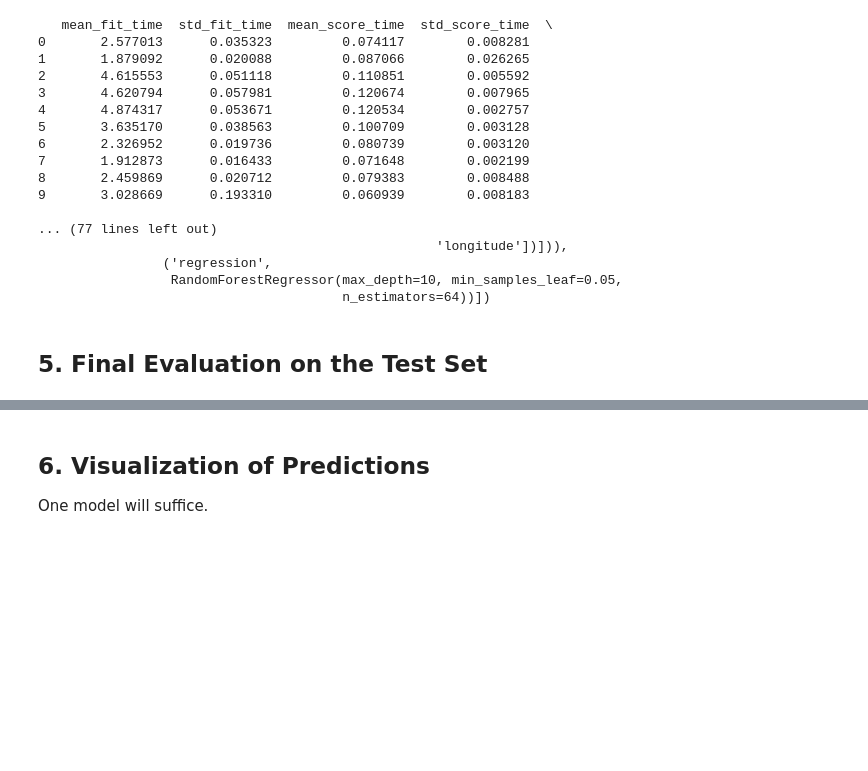
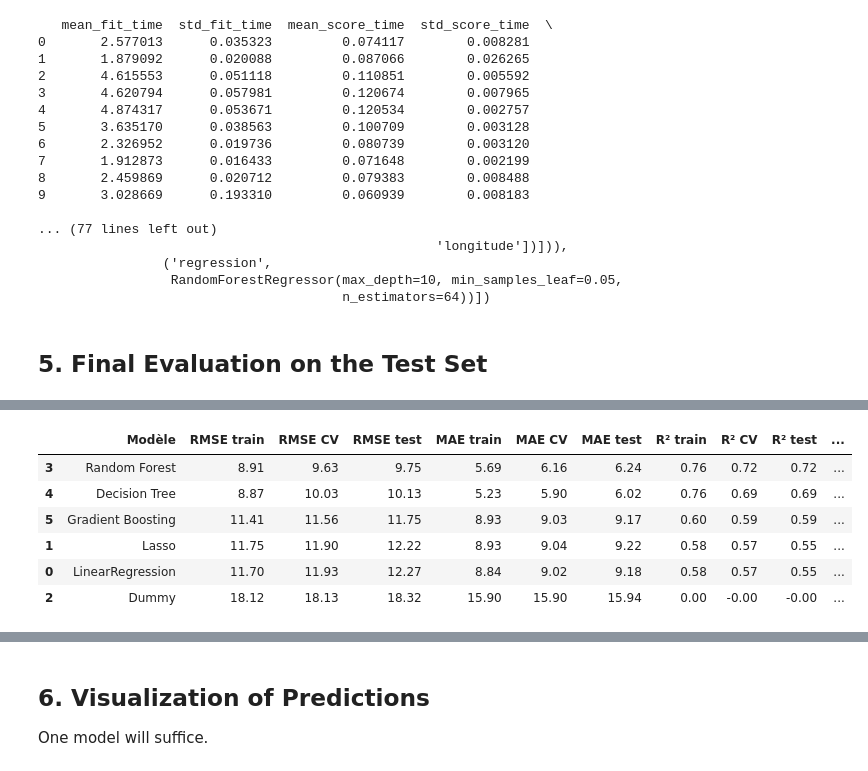
Before and after one commit to laumxt/ML-1, a Jupyter notebook: Notebooks/ML12_GridSearch_RandomForest_Eng_Sabrina.ipynb, the cells around one changed output, grey strips where cells are left out. Drawn from its saved outputs; the diff is of its cells as text; code cells hidden in the pictures; blank space fills up the shorter version.

```diff
--- a/Notebooks/ML12_GridSearch_RandomForest_Eng_Sabrina.ipynb
+++ b/Notebooks/ML12_GridSearch_RandomForest_Eng_Sabrina.ipynb
@@ -289,8 +303,11 @@ dummy_scores = cross_val_score(
 # %% [markdown]
 ## 5. Final Evaluation on the Test Set
 # %%
+
 from sklearn.model_selection import cross_validate
+from sklearn.metrics import mean_squared_error, mean_absolute_error, r2_score
 import numpy as np
+import pandas as pd
 
 scoring = {
     'mse': 'neg_mean_squared_error',
@@ -298,36 +315,86 @@ scoring = {
     'r2': 'r2'
 }
 
-# modèles Pipeline
 models = {
     'LinearRegression': model_linear,
     'Lasso': model_lasso,
     'Dummy': dummy,
-    'Random Forest' : model_random_forest_RS,
-    'Decision Tree' : model_decision_tree,
-    'Gradient Boosting' : model_gradient_boosting_regressor
+    'Random Forest': model_random_forest_default,
+    'Decision Tree': model_decision_tree,
+    'Gradient Boosting': model_gradient_boosting_regressor,
+    #'ICL': model_tabicl
 }
+
+resultats = []
+predictions = {}
 
 for name, model in models.items():
 
+    # 1. Validation croisée sur le train
     scores = cross_validate(
-        model,
-        X_train,
-        y_train,
-        cv=5,
-        scoring=scoring
+        model, X_train, y_train,
+        cv=5, scoring=scoring
     )
 
-    mse = -scores['test_mse']
-    mae = -scores['test_mae']
-    r2 = scores['test_r2']
+    mse_cv = -scores['test_mse']
+    mae_cv = -scores['test_mae']
+    r2_cv = scores['test_r2']
+    rmse_cv = np.sqrt(mse_cv)
 
-    rmse = np.sqrt(mse)
+    # 2. Entraînement sur tout le train
+    model.fit(X_train, y_train)
 
-    print(f"\n{name}")
-    print(f"MSE moyen  : {mse.mean():.2f}")
-    print(f"RMSE moyen : {rmse.mean():.2f}")
-    print(f"MAE moyen  : {mae.mean():.2f}")
-    print(f"R² moyen   : {r2.mean():.3f}")
-    print(f"Écart-type MAE : {mae.std():.2f}")
+    # 3. Prédictions sur train et test
+    y_pred_train = model.predict(X_train)
+    y_pred_test = model.predict(X_test)
+
+    # Sauvegarder les prédictions de chaque modèle
+    predictions[name] = y_pred_test
+
+    # 4. Métriques train
+    rmse_train = np.sqrt(mean_squared_error(y_train, y_pred_train))
+    mae_train = mean_absolute_error(y_train, y_pred_train)
+    r2_train = r2_score(y_train, y_pred_train)
+
+    # 5. Métriques test
+    rmse_test = np.sqrt(mean_squared_error(y_test, y_pred_test))
+    mae_test = mean_absolute_error(y_test, y_pred_test)
+    r2_test = r2_score(y_test, y_pred_test)
+
+    # 6. Affichage détaillé par modèle
+    print(f"\n{'=' * 65}")
+    print(f"MODÈLE : {name}")
+    print(f"{'=' * 65}")
+    print(f"{'Métrique':<12} {'TRAIN':>12} {'CV (moy.)':>12} {'TEST':>12}")
+    print("-" * 53)
+    print(f"{'RMSE':<12} {rmse_train:>12.2f} {rmse_cv.mean():>12.2f} {rmse_test:>12.2f}")
+    print(f"{'MAE':<12} {mae_train:>12.2f} {mae_cv.mean():>12.2f} {mae_test:>12.2f}")
+    print(f"{'R²':<12} {r2_train:>12.3f} {r2_cv.mean():>12.3f} {r2_test:>12.3f}")
+    print(f"\nÉcart-type MAE (CV) : {mae_cv.std():.2f}")
+    print(f"Écart RMSE test - train : {rmse_test - rmse_train:+.2f}")
+    print(f"RMSE CV : {rmse_cv.mean():.2f} ± {rmse_cv.std():.2f}")
+
+    # 7. Sauvegarde des résultats
+    resultats.append({
+        'Modèle': name,
+        'RMSE train': rmse_train,
+        'RMSE CV': rmse_cv.mean(),
+        'RMSE test': rmse_test,
+        'MAE train': mae_train,
+        'MAE CV': mae_cv.mean(),
+        'MAE test': mae_test,
+        'R² train': r2_train,
+        'R² CV': r2_cv.mean(),
+        'R² test': r2_test,
+        'Écart-type MAE CV': mae_cv.std()
+    })
+
+# 8. Tableau comparatif de tous les modèles
+df_resultats = pd.DataFrame(resultats)
+
+display(
+    df_resultats
+    .sort_values('RMSE CV')
+    .round(2)
+)
 # %% [output]
@@ -380,0 +418,7 @@ ChildProcessError: [Errno 10] No child processes
+|  | Modèle | RMSE train | RMSE CV | RMSE test | MAE train | MAE CV | MAE test | R² train | R² CV | R² test | ... |
+| 3 | Random Forest | 8.91 | 9.63 | 9.75 | 5.69 | 6.16 | 6.24 | 0.76 | 0.72 | 0.72 | ... |
+| 4 | Decision Tree | 8.87 | 10.03 | 10.13 | 5.23 | 5.90 | 6.02 | 0.76 | 0.69 | 0.69 | ... |
+| 5 | Gradient Boosting | 11.41 | 11.56 | 11.75 | 8.93 | 9.03 | 9.17 | 0.60 | 0.59 | 0.59 | ... |
+| 1 | Lasso | 11.75 | 11.90 | 12.22 | 8.93 | 9.04 | 9.22 | 0.58 | 0.57 | 0.55 | ... |
+| 0 | LinearRegression | 11.70 | 11.93 | 12.27 | 8.84 | 9.02 | 9.18 | 0.58 | 0.57 | 0.55 | ... |
+| 2 | Dummy | 18.12 | 18.13 | 18.32 | 15.90 | 15.90 | 15.94 | 0.00 | -0.00 | -0.00 | ... |
```
Also changed, not shown: parts of 10 cells of this notebook.
